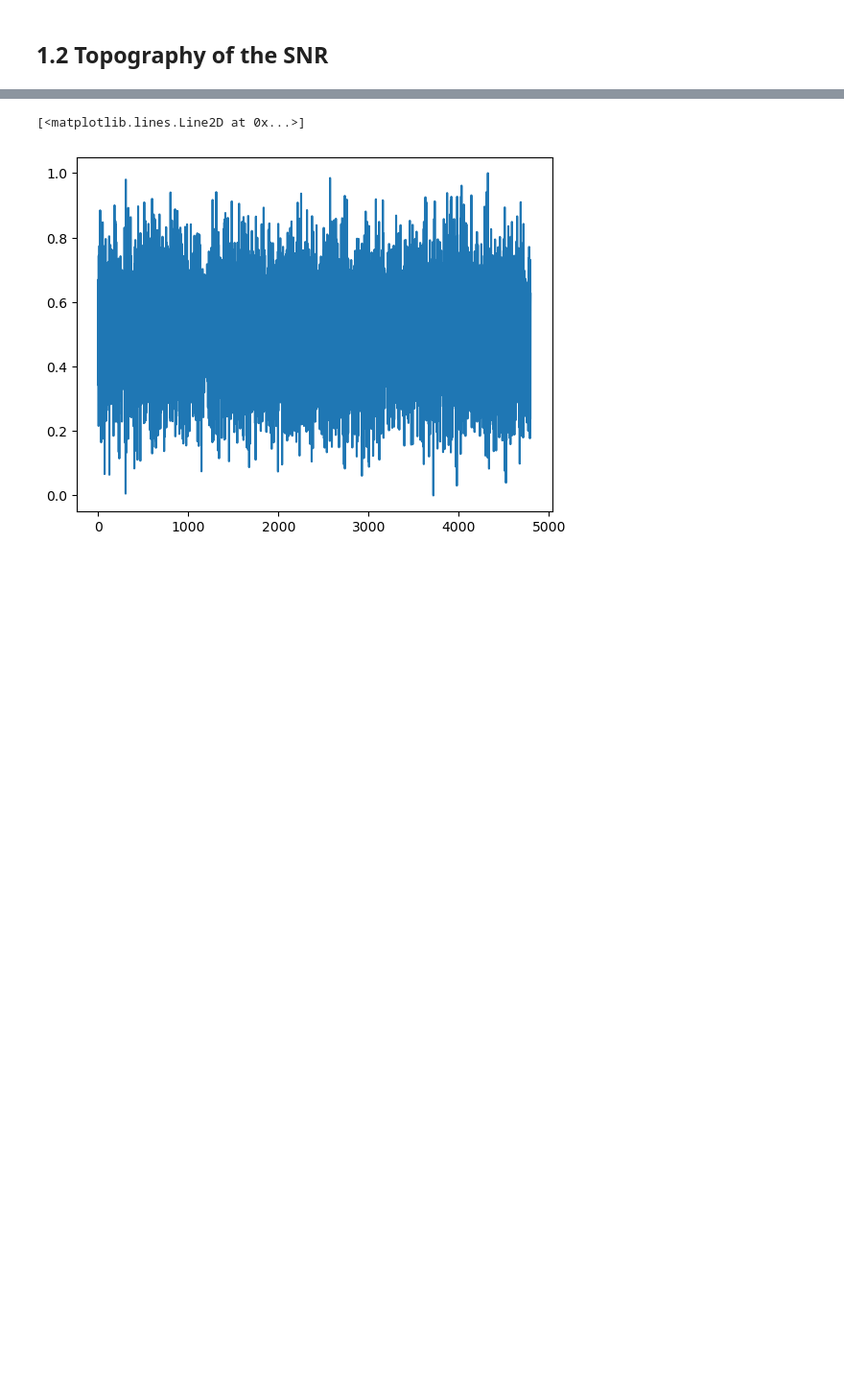
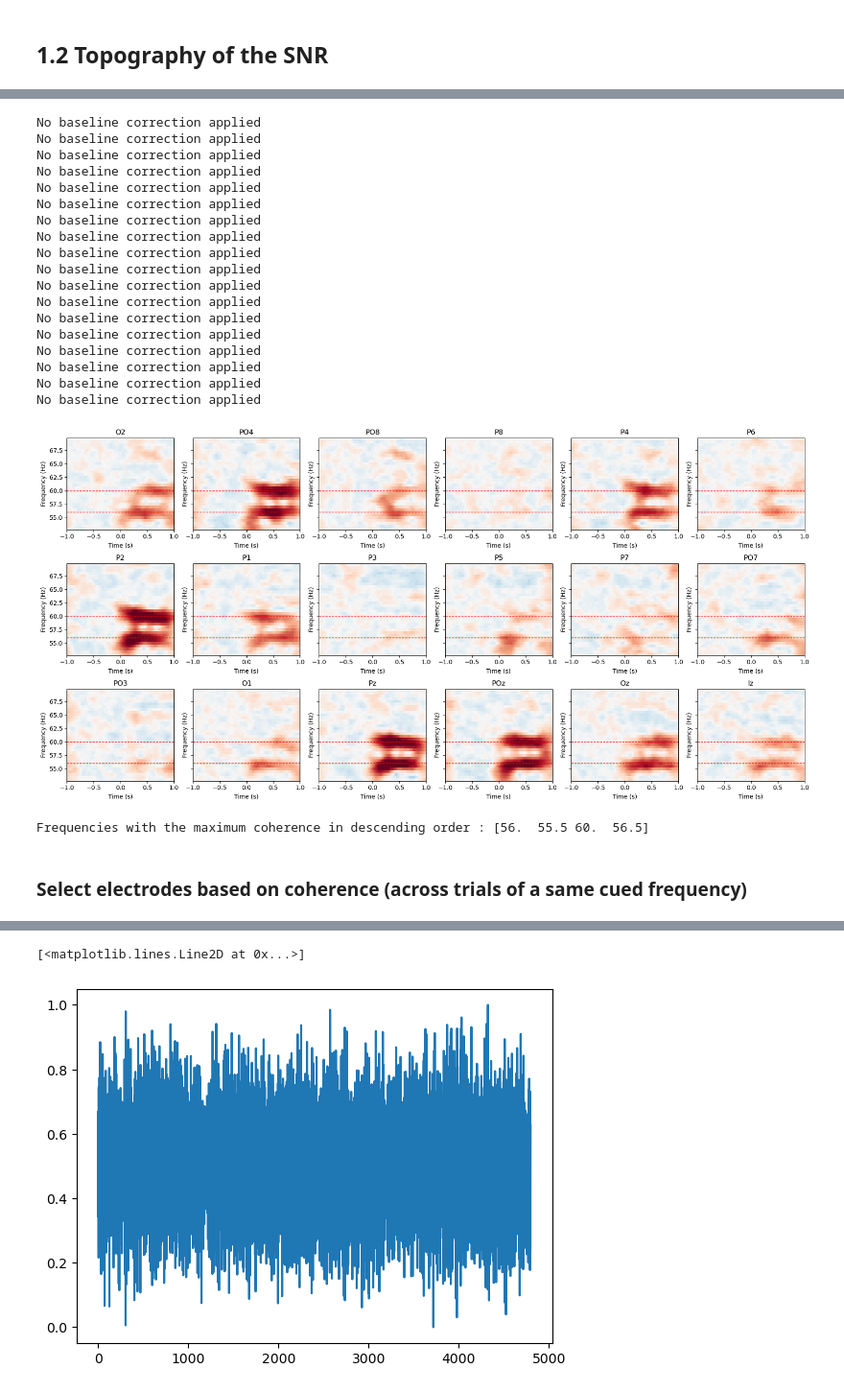
Before and after one commit to LpZamora/RIFT_thesis_expe1, a Jupyter notebook: 3_analysis_template.ipynb, the cells around one changed output, grey strips where cells are left out. Shown at 96% size. Drawn from its saved outputs; the diff is of its cells as text; code cells hidden in the pictures; blank space fills up the shorter version.

```diff
--- a/3_analysis_template.ipynb
+++ b/3_analysis_template.ipynb
@@ -395,0 +339,11 @@ Text(0, 0.5, '|Cor| EEG/tag 60')
+# %%
+# Get inter-trial coherence (from a Morlet time-frequency estimation)
+# n_cylce: trade-off temporal vs frequency resolution (is how many cycles of the frequency to include in the Gaussian envelope).
+# Frequency resolution is emphasized.
+
+_, itc = epochs_freqtag.copy().crop(tmin, tmax).compute_tfr(
+    method="morlet", freqs=freqs, n_cycles=freqs, return_itc=True, average=True
+)
+
+# Baseline (-1 to 0s) correction
+itc = itc.apply_baseline(baseline=(tmin, 0))
@@ -395,0 +353,48 @@ Text(0, 0.5, '|Cor| EEG/tag 60')
+# %%
+fig, axes = plt.subplots(3, 6, figsize=(18, 9), sharey = True)
+axes = axes.flatten()
+
+# Plot each electrode
+for e, (elec, ax) in enumerate(zip(epochs_freqtag.info['ch_names'], axes)):
+    itc.plot(
+        picks=[elec],
+        baseline=None,
+        vlim=(-.4, .4),
+        axes=ax,
+        colorbar=False,
+        show=False
+    )
+    ax.set_title(elec)
+    ax.axhline(y=56, color='r', linestyle='--', linewidth=1)
+    ax.axhline(y=60, color='r', linestyle='--', linewidth=1)
+
+plt.tight_layout()
+plt.show()
+# %% [output]
+No baseline correction applied
+No baseline correction applied
+No baseline correction applied
+No baseline correction applied
+No baseline correction applied
+No baseline correction applied
+No baseline correction applied
+No baseline correction applied
+No baseline correction applied
+No baseline correction applied
+No baseline correction applied
+No baseline correction applied
+No baseline correction applied
+No baseline correction applied
+No baseline correction applied
+No baseline correction applied
+No baseline correction applied
+No baseline correction applied
+[figure, added]
+# %%
+# Check whether the expected frequencies are indeed the highest
+itc_arr, frex_idx = itc.get_data(return_freqs=True)
+print(f'Frequencies with the maximum coherence in descending order : {frex_idx[itc_arr.mean(axis=(0,2)).argsort()[::-1]][:4]}')
+# %% [output]
+Frequencies with the maximum coherence in descending order : [56.  55.5 60.  56.5]
+# %% [markdown]
+### Select electrodes based on coherence (across trials of a same cued frequency)
```
Also changed, not shown: parts of 67 cells of this notebook, 3 other files.
